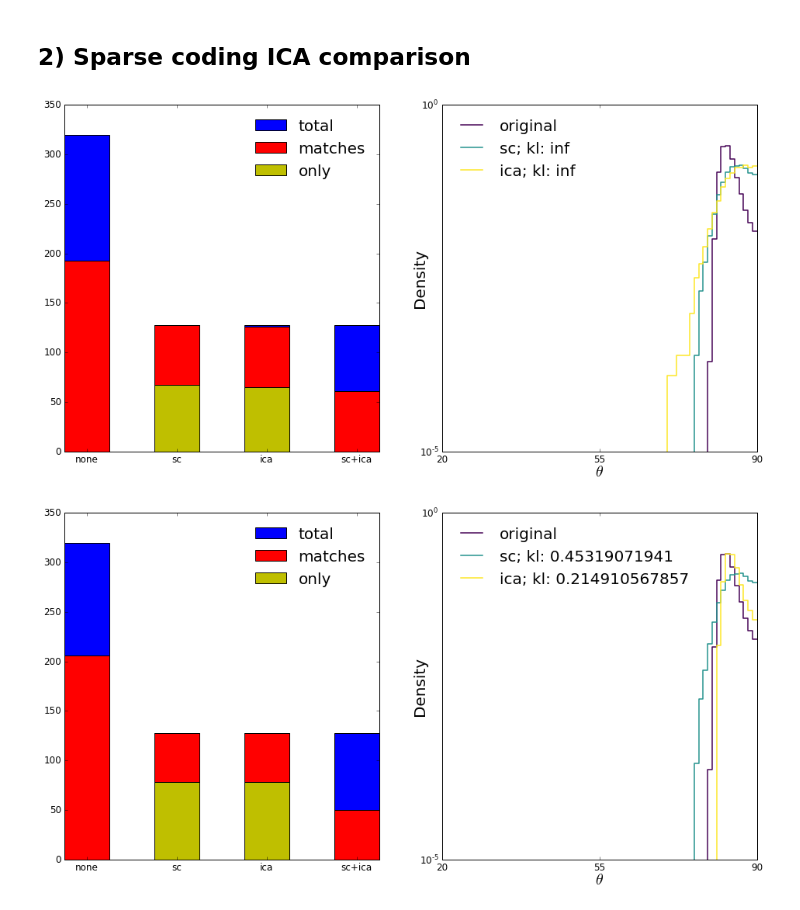
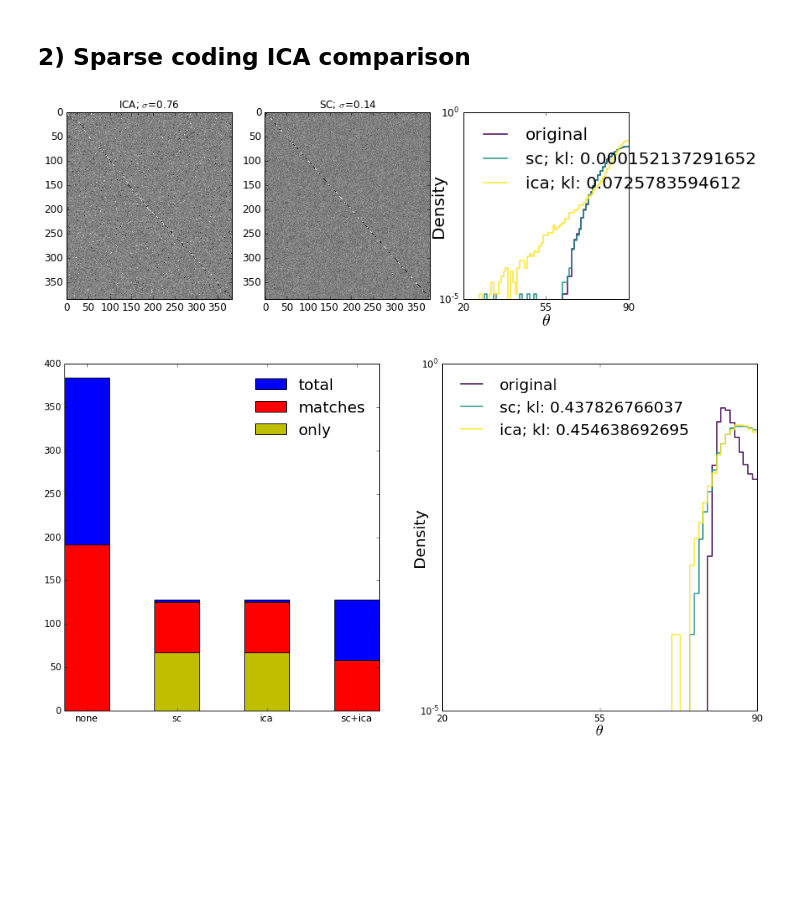
Before and after one commit to JesseLivezey/oc_ica, a Jupyter notebook: ica_sparse_coding_comparison.ipynb, the cells around one changed output. Saved outputs shown, nothing was run; the diff lists cells and outputs as text; code cells hidden in the pictures; blank space fills up the shorter version.

```diff
--- a/ica_sparse_coding_comparison.ipynb
+++ b/ica_sparse_coding_comparison.ipynb
@@ -75,11 +75,11 @@ def kl(a,b):
 patch_size = 8
 total_samples = 50000
 rng = np.random.RandomState(1234)
-overcompleteness = 5
+true_oc = 6
 dim_input = patch_size**2
-dim_sparse = dim_input*overcompleteness
+dim_sparse = dim_input*true_oc
 initial_conditions = ['random']
-degeneracy_control = ['L4']
+degeneracy_control = ['L2']
 
 
 #generate dictionary
@@ -125,7 +141,8 @@ _ = plt.hist(S[0],100)
 # %% [markdown]
 # Sparse coding
 # %%
-dim_sparse = dim_input*2
+est_oc = true_oc
+dim_sparse = dim_input*est_oc
 lambd = 1.
 sc_model = sc.SparseCoding(n_mixtures=dim_input,
                            n_sources=dim_sparse,
@@ -140,7 +179,7 @@ sc_model.fit(X_zca)
 # %%
 degeneracy_control = 'Lp'
 p=4
-lambd = 1.
+lambd = 100.
 ica_model = ica.ICA(n_mixtures=dim_input,n_sources=dim_sparse,lambd=lambd,
                 degeneracy=degeneracy_control,p=p)
 # %% [output]
@@ -243,13 +304,16 @@ def plot_results(W,ica_bases,sc_bases):
     ax1 = fig.add_subplot(131)
     im = ax1.imshow(P1)
     if d_ica is not None:
-        ax1.set_title(r'ICA; $||ord(P)-I||_2$=%.2f'%d_ica)
+        #ax1.set_title(r'ICA; $||ord(P)-I||_2$=%.2f'%d_ica)
+        ax1.set_title(r'ICA; $\sigma$=%.2f'%P_ica.sum(0).std())
 
     P2, P_sc, d_sc, _  = dist_identity(W,sc_bases)
     ax2 = fig.add_subplot(132)
     im = ax2.imshow(P2)
     if d_sc is not None:
-        ax2.set_title(r'SC; $||ord(P)-I||_2$=%.2f'%d_sc)
+        #ax2.set_title(r'SC; $||ord(P)-I||_2$=%.2f'%d_sc)
+        ax2.set_title(r'SC; $\sigma$=%.2f'%P_sc.sum(0).std())
+
 
     ax3 = fig.add_subplot(133)
     plot_angleHist([W_angles,sc_angles,ica_angles],['original','sc','ica'],ax=ax3)
@@ -318,6 +379,6 @@ for i in xrange(len(lambd)):
 # %%
 sc_bases = sc_model.components_
 ica_bases = ica_model.components_
-plot_results2(W,ica_bases,sc_bases)
+plot_results(W,ica_bases,sc_bases)
 # %% [output]
-[figure, old version]
+[figure, new version]
@@ -326,7 +391,7 @@ sc_bases = sc_model.components_
 ica_bases = ica_model.components_
 plot_results2(W,ica_bases,sc_bases)
 # %% [output]
-[figure, old version]
+[figure, new version]
 # %%
 Z = W.dot(ica_bases.T)
 h = plt.hist(Z.flatten(),100)
```
Also changed, not shown: parts of 11 cells of this notebook.
